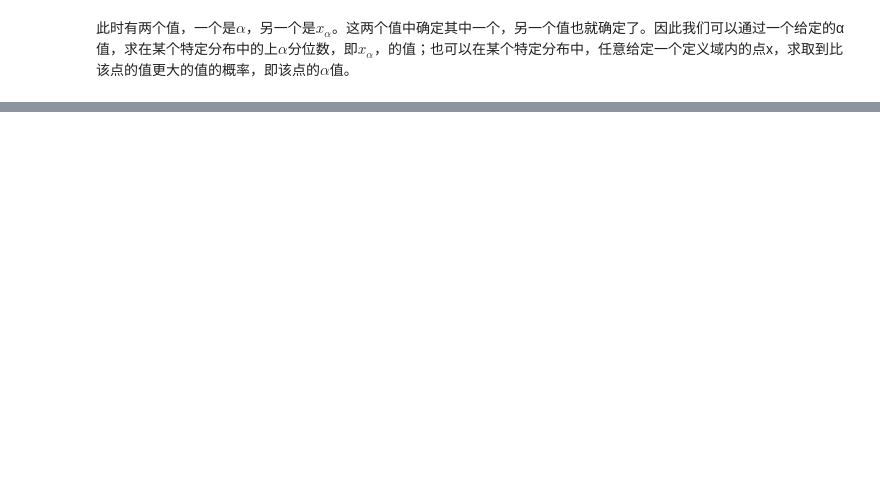
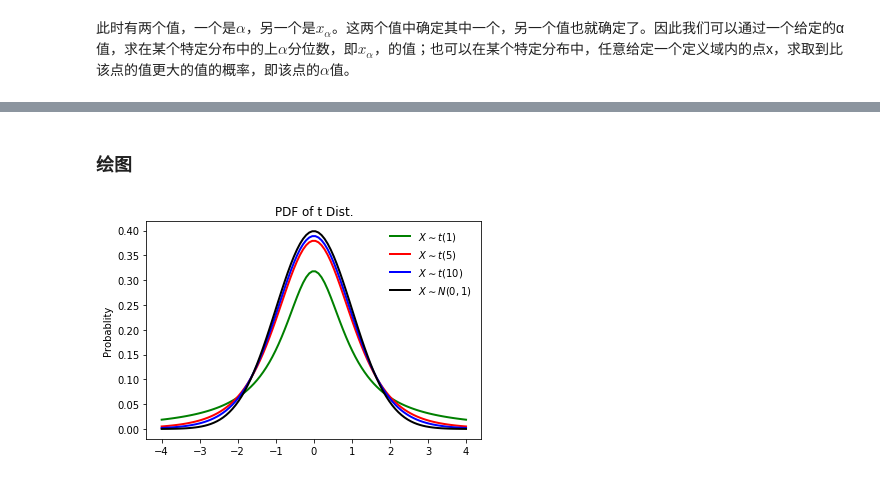
Before and after one commit to Laishuxin/Probability_theory_and_mathematical_statistics, a Jupyter notebook: 6_Sample_and_Sampling_Distribution.ipynb, the cells around one changed output, grey strips where cells are left out. Drawn from its saved outputs; the diff is of its cells as text; code cells hidden in the pictures; blank space fills up the shorter version.

```diff
--- a/6_Sample_and_Sampling_Distribution.ipynb
+++ b/6_Sample_and_Sampling_Distribution.ipynb
@@ -192,0 +370,51 @@ np.sum(sample['X_i - X_mean'])
+# %% [markdown]
+### 绘图
+# %%
+def t_distribution(df_list=[1,2,3,4]):
+    """
+    实现不同自由度的卡方分布
+    : df :degree freedom 自由度，也就是卡方分布的n
+    """
+    # 创建t分布函数
+    t_dis_1 = stats.t(df_list[0])
+    t_dis_2 = stats.t(df_list[1])
+    t_dis_3 = stats.t(df_list[2])
+#     t_dis_4 = stats.t(df_list[3])
+
+    # 创建标准正态分布函数
+    norm_dist = stats.norm()
+
+    # 设置x轴
+#     x_1 = np.linspace(t_dis_1.ppf(0.004),
+#                       t_dis_1.ppf(0.999), 1000)
+#     x_2 = np.linspace(t_dis_2.ppf(0.001),
+#                       t_dis_2.ppf(0.999), 1000)
+#     x_3 = np.linspace(t_dis_3.ppf(0.001),
+#                       t_dis_3.ppf(0.999), 1000)
+#     x_4 = np.linspace(t_dis_4.ppf(0.001),
+#                       t_dis_4.ppf(0.999), 1000)
+    x = np.linspace(-4, 4, 100)
+
+    # 计算概率密度函数
+    pdf_1 = t_dis_1.pdf(x)
+    pdf_2 = t_dis_2.pdf(x)
+    pdf_3 = t_dis_3.pdf(x)
+#     pdf_4 = t_dis_4.pdf(x)
+    pdf_5 = norm_dist.pdf(x)
+
+    # 画图
+    fig, ax = plt.subplots(1,1)
+    ax.plot(x, pdf_1, 'g-', lw=2, label=r'$X \sim t({})$'.format(df_list[0]))
+    ax.plot(x, pdf_2, 'r-', lw=2, label=r'$X \sim t({})$'.format(df_list[1]))
+    ax.plot(x, pdf_3, 'b-', lw=2, label=r'$X \sim t({})$'.format(df_list[2]))
+#     ax.plot(x, pdf_4, 'y-', lw=2, label=r'X \sim \chi^2({})'.format(df_list[3]))
+    ax.plot(x, pdf_5, 'k-', lw=2, label=r'$X\sim N(0,1)$')
+
+    plt.ylabel('Probablity')
+    plt.title(r'PDF of t Dist.')
+    ax.legend(loc='best', frameon=False)
+    plt.show()
+
+t_distribution([1,5,10])
+# %% [output]
+[figure, added]
```
Also changed, not shown: parts of 55 cells of this notebook, 19 other files.
